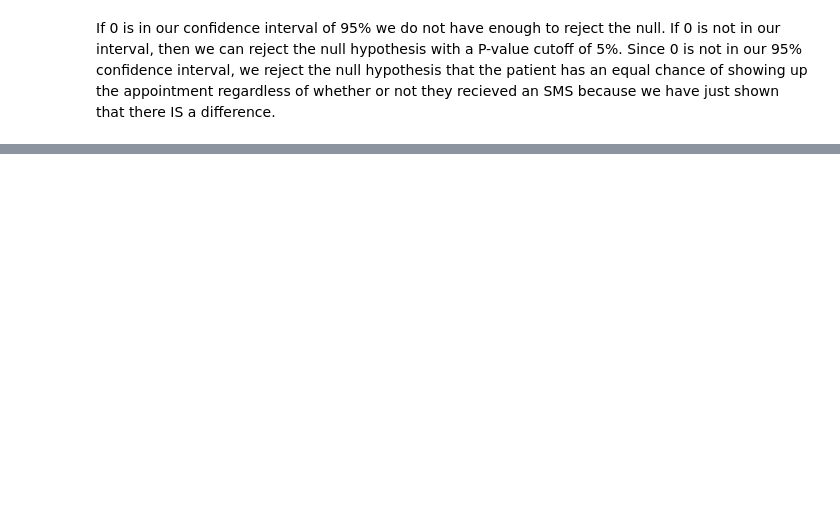
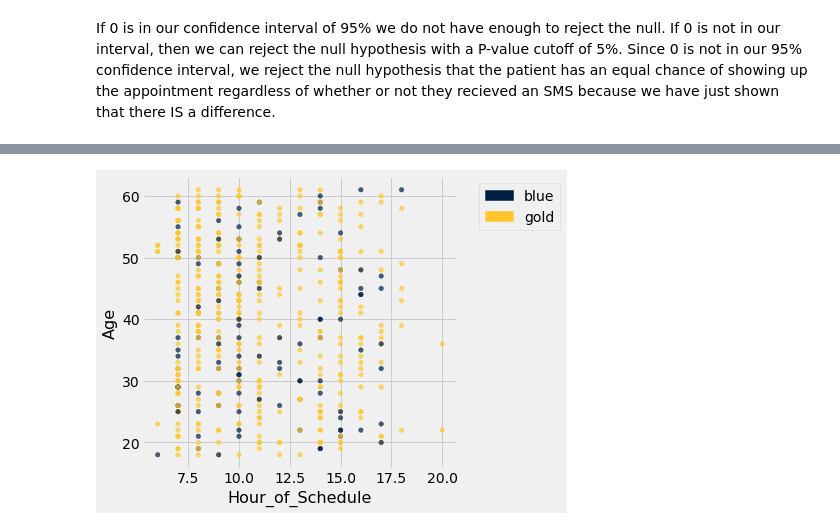
Before and after one commit to Bryantle/Classifying-Appointment-Outcomes, a Jupyter notebook: Data Science Project.ipynb, the cells around one changed output, grey strips where cells are left out. Cells and saved outputs as stored; diff of their text form; code cells hidden in the pictures; blank space fills up the shorter version.

```diff
--- a/Data Science Project.ipynb
+++ b/Data Science Project.ipynb
@@ -135,0 +240,4 @@ table_diff_prop
+# %%
+medical.where('Age', are.between(18, 62)).sample(500).scatter('Hour_of_Schedule', 'Age', colors='Color')
+# %% [output]
+[figure, added]
```
Also changed, not shown: parts of 26 cells of this notebook.
